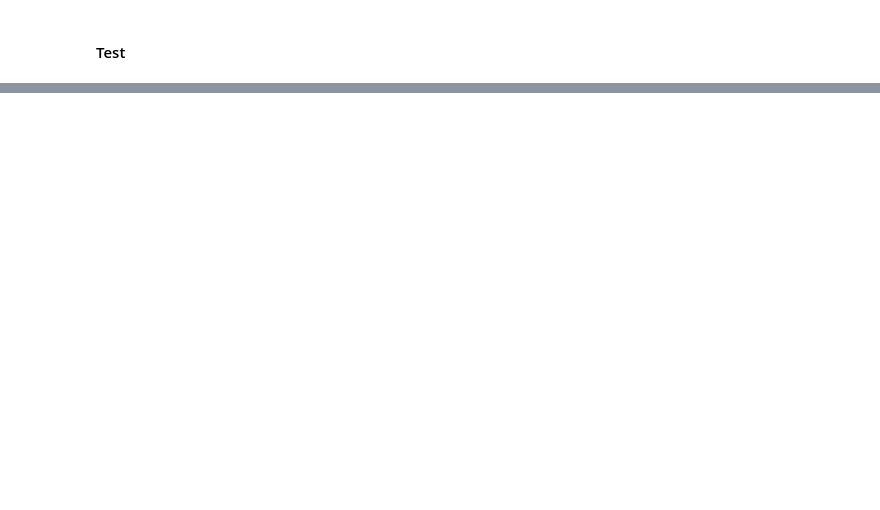
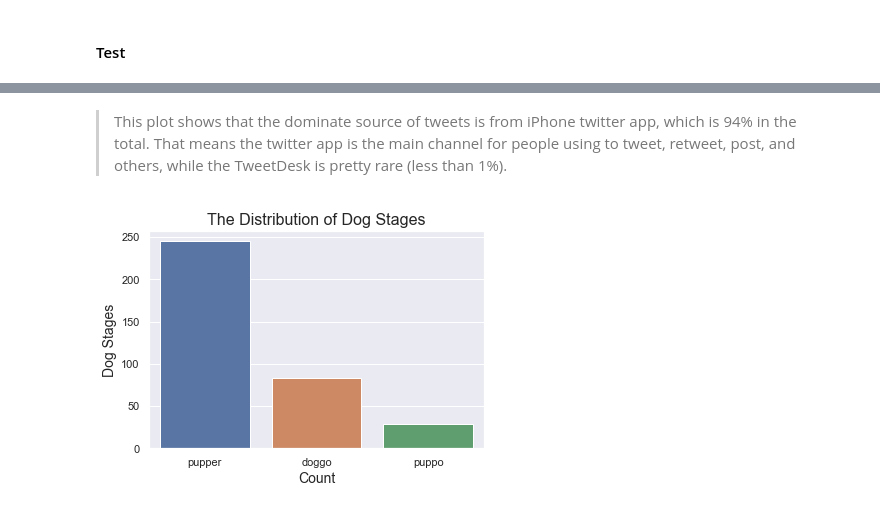
Before and after one commit to ManalAlkallas/WeRateDogs, a Jupyter notebook: wrangle_act.ipynb, the cells around one changed output, grey strips where cells are left out. Saved outputs shown, nothing was run; the diff lists cells and outputs as text; code cells hidden in the pictures; blank space fills up the shorter version.

```diff
--- a/wrangle_act.ipynb
+++ b/wrangle_act.ipynb
@@ -712,0 +1147,11 @@ Merge the three data sets
+# %% [markdown]
+>This plot shows that the dominate source of tweets is from iPhone twitter app, which is 94% in the total. That means the twitter app is the main channel for people using to tweet, retweet, post, and others, while the TweetDesk is pretty rare (less than 1%).
+# %%
+sorted_stage = twitter_archive_clean['stage'].value_counts().head(3).index
+sns.countplot(data = twitter_archive_clean, x = 'stage', order = sorted_stage, orient = 'h')
+plt.xlabel('Count', fontsize=14)
+plt.ylabel('Dog Stages', fontsize=14)
+plt.title('The Distribution of Dog Stages',fontsize=16)
+plt.savefig('top-distribution-dog-stages.png');
+# %% [output]
+[figure, added]
```
Also changed, not shown: parts of 92 cells of this notebook, 7 other files.
